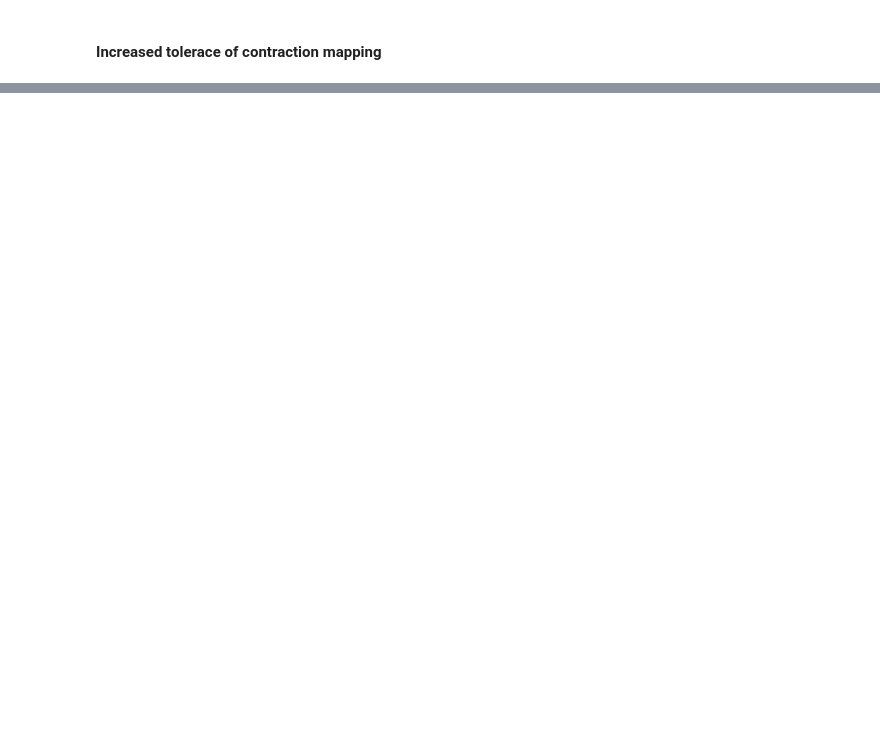
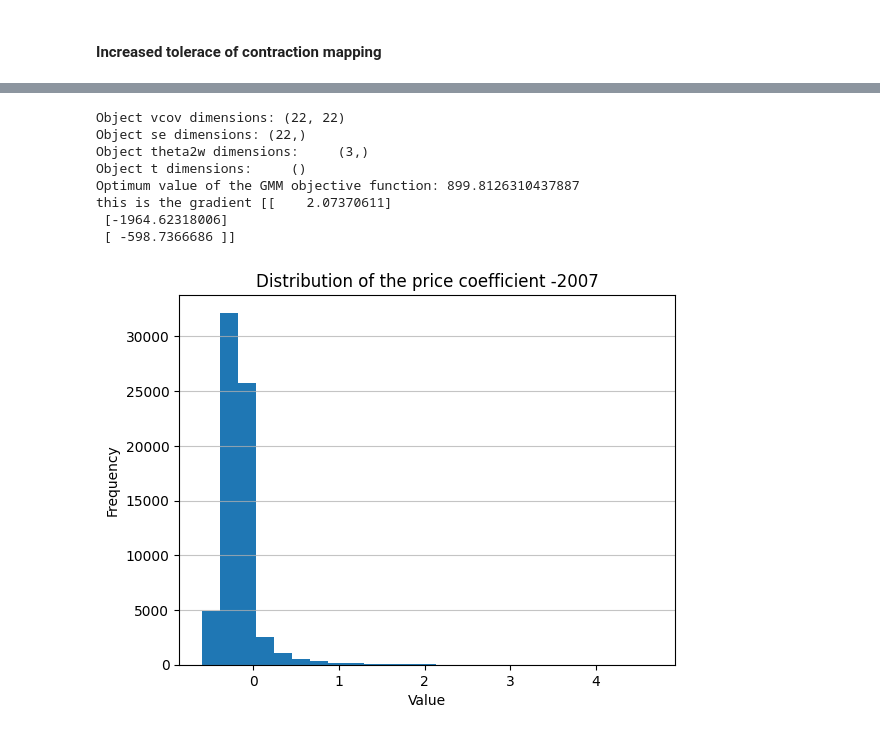
Before and after one commit to guidomagnani/Empirical-IO-Computational-Assignment, a Jupyter notebook: computational_assignment.ipynb, the cells around one changed output, grey strips where cells are left out. Cells and saved outputs as stored; diff of their text form; code cells hidden in the pictures; blank space fills up the shorter version.

```diff
--- a/computational_assignment.ipynb
+++ b/computational_assignment.ipynb
@@ -177,0 +184,27 @@ blp.results(res)
+# %%
+niter = 2500
+mtol = 1e-8
+
+#initial guess for coefficients
+theta2w = np.array([0.50,-0.5,0.5])
+
+# Options for L-BFGS-B
+options={'disp': None,'maxiter': 100,'gtol': 1e-5}
+
+#get output
+blp = BLP(data_loader,theta2w,mtol,niter,method='L-BFGS-B')
+init_theta = blp.init_theta(theta2w)
+res = blp.iterate_optimization(opt_func=blp.gmmobj,param_vec=init_theta,jac=blp.gradobj,options=options)
+blp.results(res)
+gradient_list.append(blp.gradobj(res))
+results_list.append(blp.fval_results)
+# %% [output]
+Object vcov dimensions: (22, 22)
+Object se dimensions: (22,)
+Object theta2w dimensions:     (3,)
+Object t dimensions:     ()
+Optimum value of the GMM objective function: 899.8126310437887
+this is the gradient [[    2.07370611]
+ [-1964.62318006]
+ [ -598.7366686 ]]
+[figure, added]
```
Also changed, not shown: parts of 7 cells of this notebook.
